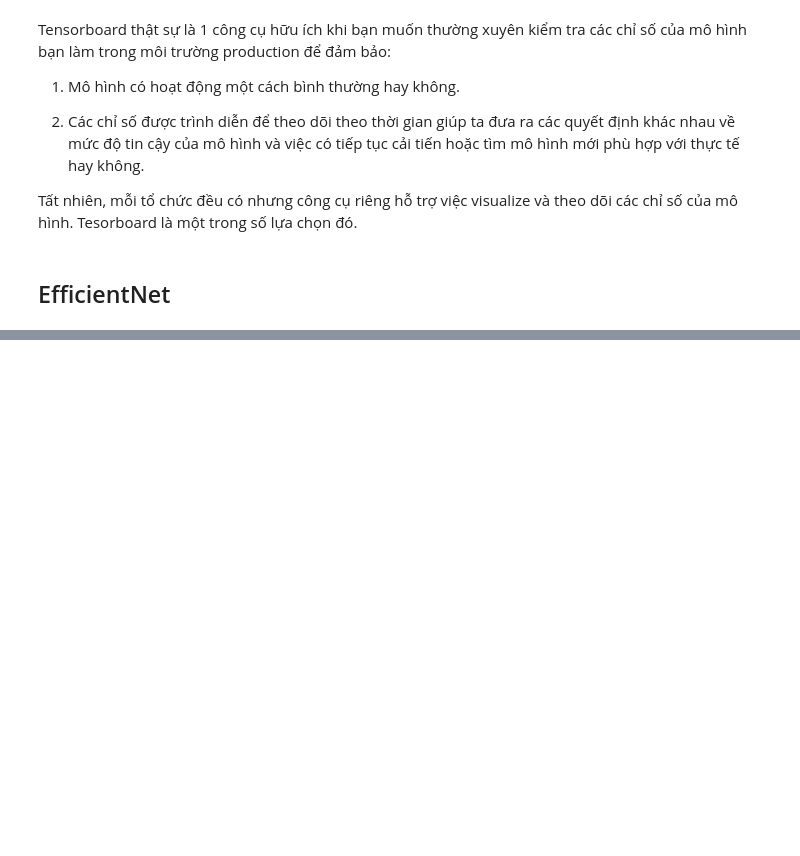
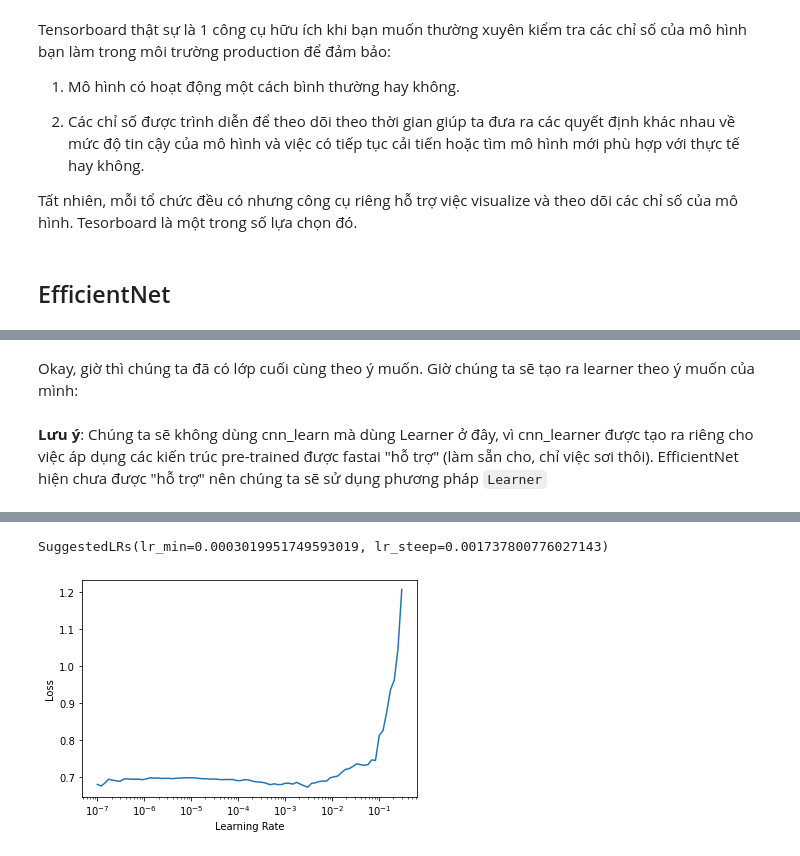
Before and after one commit to ddpham/swift_swallow_classification, a Jupyter notebook: nbs/fastai_model.ipynb, the cells around one changed output, grey strips where cells are left out. Saved outputs shown, nothing was run; the diff lists cells and outputs as text; code cells hidden in the pictures; blank space fills up the shorter version.

Commit message:
update efficientnet

```diff
--- a/nbs/fastai_model.ipynb
+++ b/nbs/fastai_model.ipynb
@@ -656,0 +690,2 @@ Về cơ bản, `EfficientNet` giúp
+# %%
+model = EfficientNet.from_name('efficientnet-b0')
@@ -656,0 +763,2 @@ Về cơ bản, `EfficientNet` giúp
+# %%
+model._fc = nn.Linear(in_features=1280, out_features=dls.c)
@@ -656,0 +785,6 @@ Về cơ bản, `EfficientNet` giúp
+# %% [markdown]
+Okay, giờ thì chúng ta đã có lớp cuối cùng theo ý muốn. Giờ chúng ta sẽ tạo ra learner theo ý muốn của mình:
+# %%
+learner = Learner(dls, model, metrics=[accuracy, F1Score()], cbs=[tcb])
+# %% [markdown]
+**Lưu ý**: Chúng ta sẽ không dùng cnn_learn mà dùng Learner ở đây, vì cnn_learner được tạo ra riêng cho việc áp dụng các kiến trúc pre-trained được fastai "hỗ trợ" (làm sẵn cho, chỉ việc sơi thôi). EfficientNet hiện chưa được "hỗ trợ" nên chúng ta sẽ sử dụng phương pháp `Learner`
@@ -656,0 +793,3 @@ Về cơ bản, `EfficientNet` giúp
+# %%
+learner.lr_find()
+# %% [output]
@@ -656,0 +797,2 @@ Về cơ bản, `EfficientNet` giúp
+SuggestedLRs(lr_min=0.0003019951749593019, lr_steep=0.001737800776027143)
+[figure, added]
```
Also changed, not shown: parts of 21 cells of this notebook.
